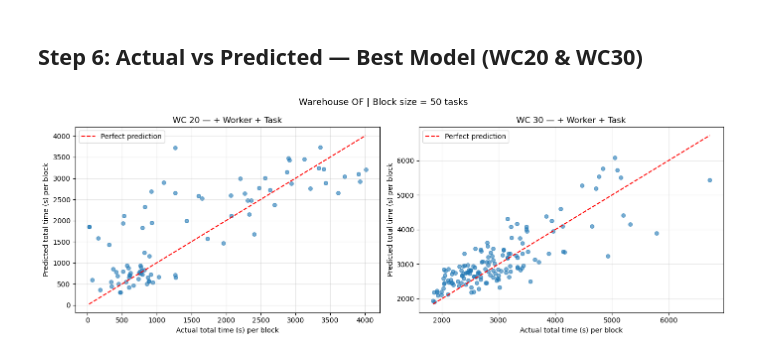
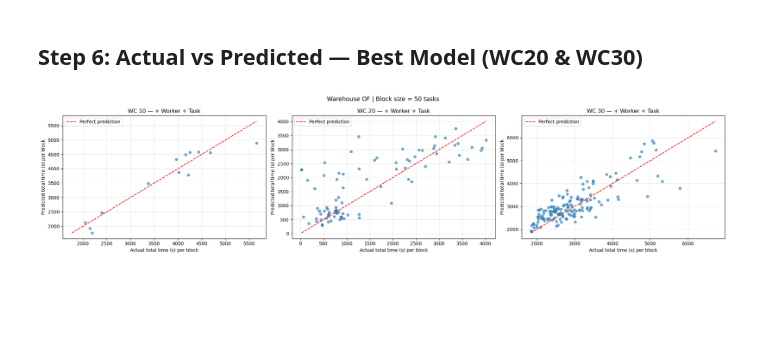
Before and after one commit to JiashenWangg/Lucas_Systems_Capstone_Project, a Jupyter notebook: Model_Betsy_Conan/random_effects/crossed_effects_diagnostics.ipynb, the cells around one changed output. Cells and saved outputs as stored; diff of their text form; code cells hidden in the pictures; blank space fills up the shorter version.

```diff
--- a/Model_Betsy_Conan/random_effects/crossed_effects_diagnostics.ipynb
+++ b/Model_Betsy_Conan/random_effects/crossed_effects_diagnostics.ipynb
@@ -401,40 +499,3 @@ the `worker_effect` values should shift between the worker-only and crossed mode
 A positive shift means the worker looks faster once task difficulty is controlled —
 their apparent slowness was partly due to harder task assignments.
 A near-zero mean shift means task assignment bias was minimal.
-# %%
-# Run on WC30 training data — most data, most reliable estimates
-df_wc30, _, _ = load_engineered_data(WAREHOUSE, "30", MAX_TIME)
-train30, _, _ = split_by_days(df_wc30)
-train30["ProductID"] = train30["ProductID"].astype(str)
-
-# Worker-only estimates
-df_w = train30[["UserID", "Time_Delta_sec"]].dropna().copy()
-res_w = smf.mixedlm(
-    "Time_Delta_sec ~ 1", data=df_w, groups=df_w["UserID"]
-).fit(reml=True, disp=False)
-worker_only = pd.DataFrame({
-    "UserID":      list(res_w.random_effects.keys()),
-    "worker_only": [float(v.iloc[0]) for v in res_w.random_effects.values()]
-})
-
-# Crossed estimates
-worker_crossed, _ = estimate_crossed_effects(train30)
-worker_crossed = worker_crossed.rename(columns={"worker_effect": "worker_crossed"})
-
-# Compare
-comp = worker_only.merge(worker_crossed, on="UserID", how="inner")
-comp["shift"]     = comp["worker_crossed"] - comp["worker_only"]
-comp["abs_shift"] = comp["shift"].abs()
-
-print("Workers whose estimates shifted most when task effects were added (WC30):")
-print("Positive shift = worker looks faster once product difficulty is separated")
-print("Negative shift = worker looks slower once product difficulty is separated\n")
-display(
-    comp.sort_values("abs_shift", ascending=False)
-    .head(10)
-    .round(3)
-    .reset_index(drop=True)
-)
-print(f"\nMean absolute shift: {comp['abs_shift'].mean():.2f}s")
-print("Small mean shift = worker estimates were already clean in the worker-only model.")
-print("Large mean shift = task assignment bias was inflating/deflating worker estimates.")
@@ -500,26 +584,26 @@ Correlation between estimates: 1.0000
 ## Step 6: Actual vs Predicted — Best Model (WC20 & WC30)
 # %%
 plot_model = "+ Worker + Task"
-plot_df    = block_detail_df[block_detail_df["WorkCode"].isin(["20", "30"])].copy()
+plot_df    = block_detail_df[block_detail_df["WorkCode"].isin(["10", "20", "30"])].copy()
 
-fig, axes = plt.subplots(1, 2, figsize=(14, 5))
+fig, axes = plt.subplots(1, 3, figsize=(21, 5))
 
-for ax, wc in zip(axes, ["20", "30"]):
+for ax, wc in zip(axes, ["10", "20", "30"]):
     sub = plot_df[plot_df["WorkCode"] == wc]
     ax.scatter(sub["actual_time"], sub[plot_model], alpha=0.6, s=30)
     lims = [
         min(sub["actual_time"].min(), sub[plot_model].min()),
         max(sub["actual_time"].max(), sub[plot_model].max())
     ]
     ax.plot(lims, lims, "r--", linewidth=1.5, label="Perfect prediction")
     ax.set_xlabel("Actual total time (s) per block")
     ax.set_ylabel("Predicted total time (s) per block")
     ax.set_title(f"WC {wc} — {plot_model}")
     ax.legend()
     ax.grid(True, alpha=0.3)
 
 plt.suptitle(f"Warehouse {WAREHOUSE} | Block size = {BLOCK_SIZE} tasks", fontsize=13)
 plt.tight_layout()
 plt.show()
 # %% [output]
-[figure, old version]
+[figure, new version]
```
Also changed, not shown: parts of 12 cells of this notebook, 12 other files.
